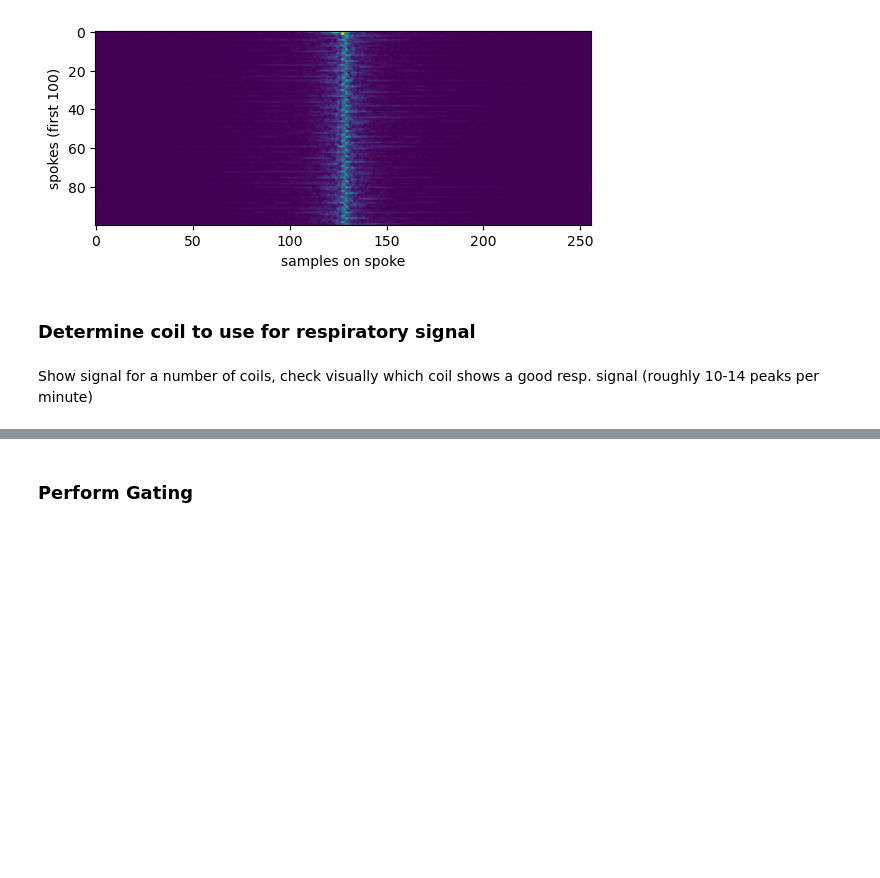
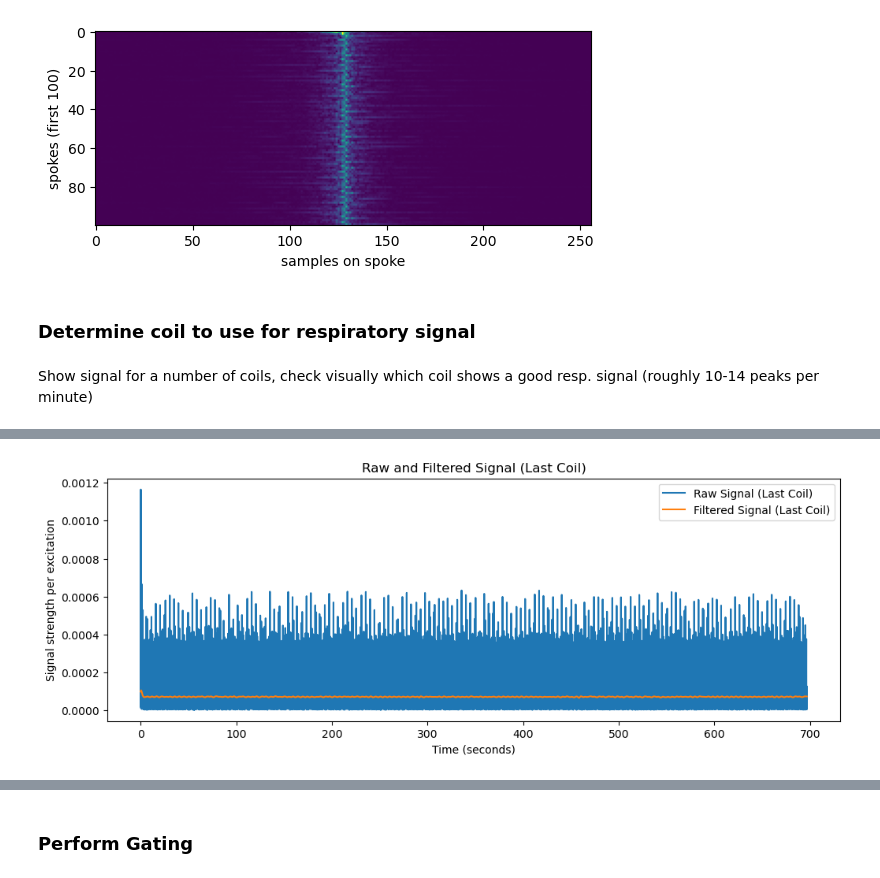
Before and after one commit to lilianaedmonds/naf_recons, a Jupyter notebook: load_naf_data.ipynb, the cells around one changed output, grey strips where cells are left out. Drawn from its saved outputs; the diff is of its cells as text; code cells hidden in the pictures; blank space fills up the shorter version.

```diff
--- a/load_naf_data.ipynb
+++ b/load_naf_data.ipynb
@@ -218,0 +139,87 @@ Text(0.5, 1.0, 'Full filtered signal from coil 8')
+# %%
+import numpy as np
+import matplotlib.pyplot as plt
+from scipy.signal import butter, filtfilt
+from sklearn.decomposition import PCA
+
+def butter_lowpass_filter(data, cutoff_hz, fs_hz, order=2):
+    nyq = 0.5 * fs_hz
+    normal_cutoff = cutoff_hz / nyq
+    b, a = butter(order, normal_cutoff, btype='low', analog=False)
+    y = filtfilt(b, a, data)
+    return y
+
+def get_resp_signal(ksp_data, mapped):
+    num_coils, num_slices, num_spokes, num_samples = ksp_data.shape
+
+    TR = float(mapped[0]['hdr']['Config']['TR'])/1000000. ## microseconds to seconds
+    print(f"TR from data: {TR} sec")
+
+    n_samples = num_spokes * num_slices  # total time points/temporal samples
+
+    # Sampling frequency in Hz
+    fs = 1/(TR)
+    print(f"Sampling frequency (Hz): {fs:.3f}")
+
+    cutoff = 0.25  # respiratory frequency in Hz (~15 bpm)
+
+    # Sanity check: cutoff must be less than Nyquist
+    if cutoff >= fs / 2:
+        cutoff = 0.49 * fs
+        print(f"Cutoff frequency adjusted to: {cutoff:.3f} Hz to stay below Nyquist")
+
+    # Build full time scale in SECONDS
+    full_time_scale_s = np.arange(n_samples) * TR  # time in s
+    print(f'full timescale goes to {full_time_scale_s[-1]}')
+
+    signal_all_coils = []
+    for c in range(num_coils):
+        # mean magnitude over samples 130:140, shape (num_slices, num_spokes)
+        signal = np.mean(np.abs(ksp_data[c, :, :, 130:140]), axis=-1)
+        signal = signal.T.flatten()  # flatten to 1D (time points)
+
+        filtered_signal = butter_lowpass_filter(signal, cutoff, fs, order=2)
+        signal_all_coils.append(filtered_signal)
+
+    coil_matrix = np.stack(signal_all_coils, axis=0)  # shape: (coils, time points)
+
+    print(f"coil matrix shape: {coil_matrix.shape}")
+
+    # plot raw and filtered signal from last coil as example (time in seconds)
+    plt.figure(figsize=(12, 4))
+    plt.plot(full_time_scale_s, signal, label="Raw Signal (Last Coil)")
+    plt.plot(full_time_scale_s, filtered_signal, label="Filtered Signal (Last Coil)")
+    plt.xlabel("Time (seconds)")
+    plt.ylabel("Signal strength per excitation")
+    plt.title("Raw and Filtered Signal (Last Coil)")
+    plt.legend()
+    # plt.xlim(0, 60)  # show first 60 seconds
+    plt.show()
+
+    return coil_matrix, TR
+
+def perform_pca(coil_matrix, n_components=1):
+    # coil_matrix shape: (coils, time_points)
+    data_for_pca = coil_matrix.T  # shape: (time_points, coils)
+    pca = PCA(n_components=n_components)
+    pcs = pca.fit_transform(data_for_pca)
+
+    print(f"Explained variance ratio: {pca.explained_variance_ratio_}")
+    return pcs, pca.explained_variance_ratio_
+
+def plot_resp_signal(pcs, TR):
+    n_samples = pcs.shape[0]
+    time_ms = np.arange(n_samples) * TR
+    plt.figure(figsize=(12, 4))
+    plt.plot(time_ms, pcs[:, 0], label="Respiratory Signal (PCA)")
+    plt.xlabel("Time (seconds)")
+    plt.ylabel("Amplitude")
+    plt.title("Respiratory Signal from PCA")
+    plt.legend()
+    plt.xlim(0, 60)
+    plt.show()
+
+coil_matrix, TR = get_resp_signal(kspace_0, mapped)
+pcs, _ = perform_pca(coil_matrix, n_components=1)
+plot_resp_signal(pcs, TR)
+# %% [output]
@@ -218,0 +230 @@ Text(0.5, 1.0, 'Full filtered signal from coil 8')
+[figure, added]
```
Also changed, not shown: parts of 18 cells of this notebook.
